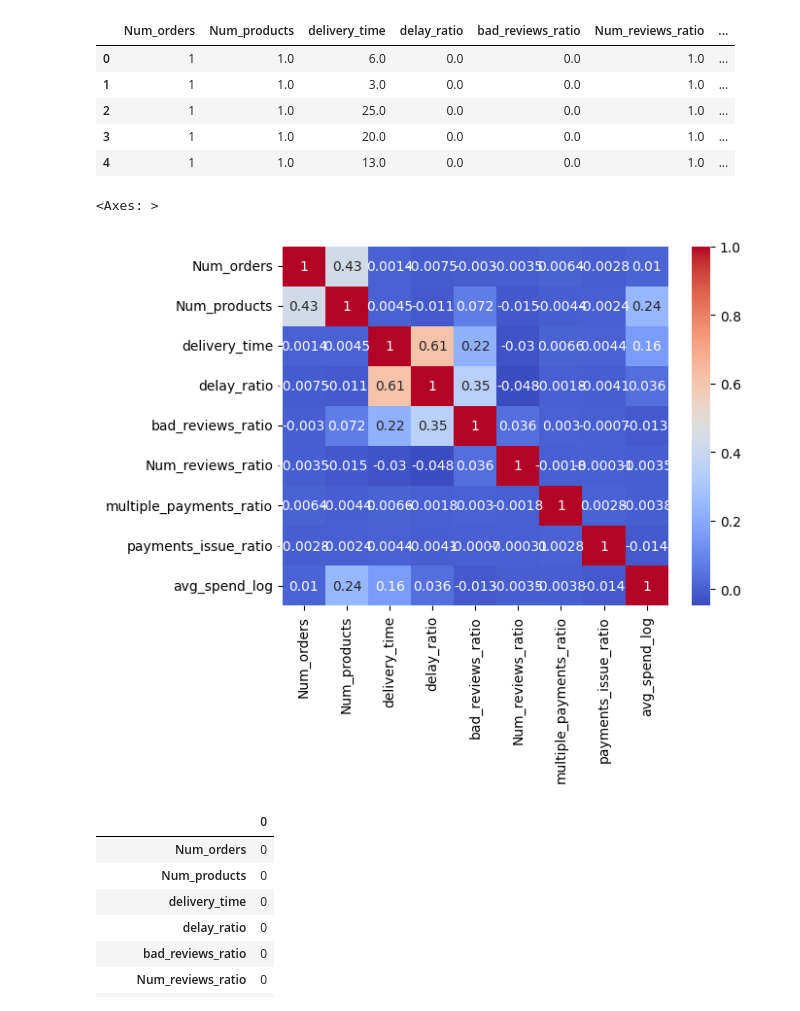
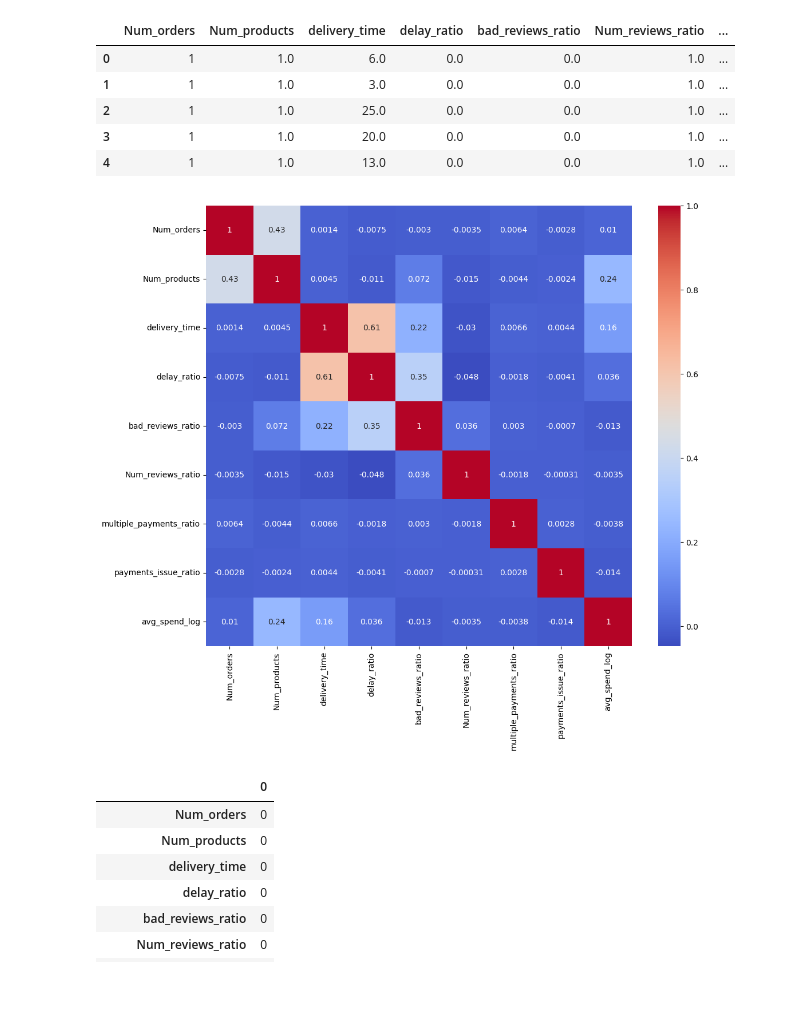
Before and after one commit to amy165/Brazilian-E-Commerce-Public-Dataset-by-Olist, a Jupyter notebook: DS/E-Commerce-Customer-Segmentation-KMeans.ipynb, the cells around one changed output. Drawn from its saved outputs; the diff is of its cells as text; code cells hidden in the pictures.

```diff
--- a/DS/E-Commerce-Customer-Segmentation-KMeans.ipynb
+++ b/DS/E-Commerce-Customer-Segmentation-KMeans.ipynb
@@ -518,10 +518,11 @@ X.head()
 | 3 | 1 | 1.0 | 20.0 | 0.0 | 0.0 | 1.0 | ... |
 | 4 | 1 | 1.0 | 13.0 | 0.0 | 0.0 | 1.0 | ... |
 # %%
+plt.figure(figsize=(12,10))
 sns.heatmap(X.corr(), annot=True, cmap='coolwarm')
+plt.show()
 # %% [output]
-<Axes: >
-[figure, old version]
+[figure, new version]
 # %%
 X.isnull().sum()
 # %% [output]
```
Also changed, not shown: parts of 4 cells of this notebook.
